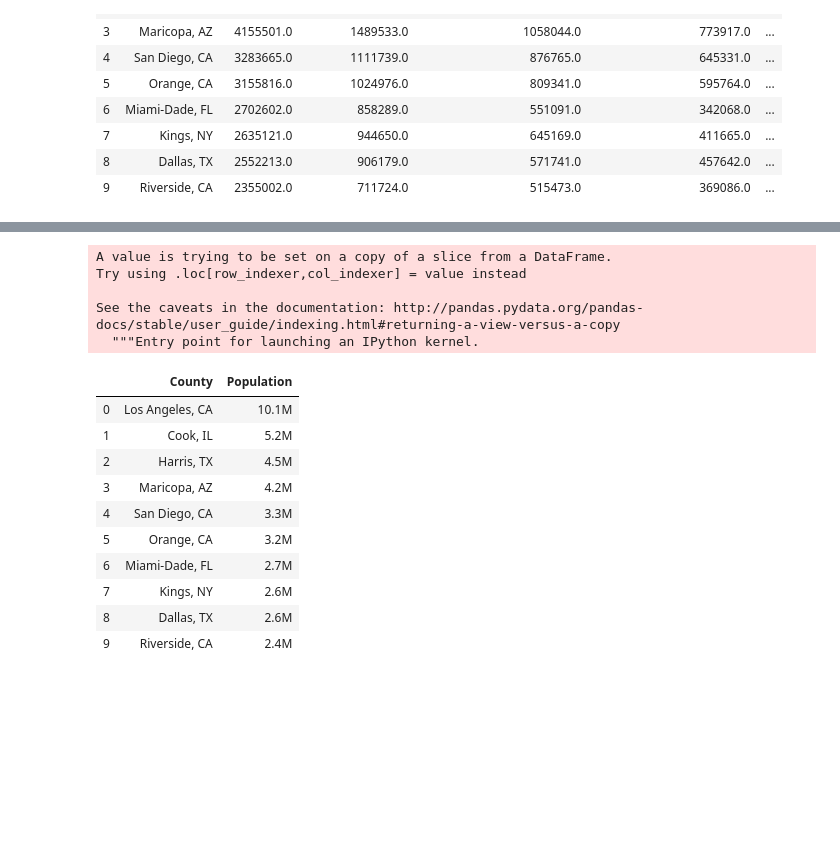
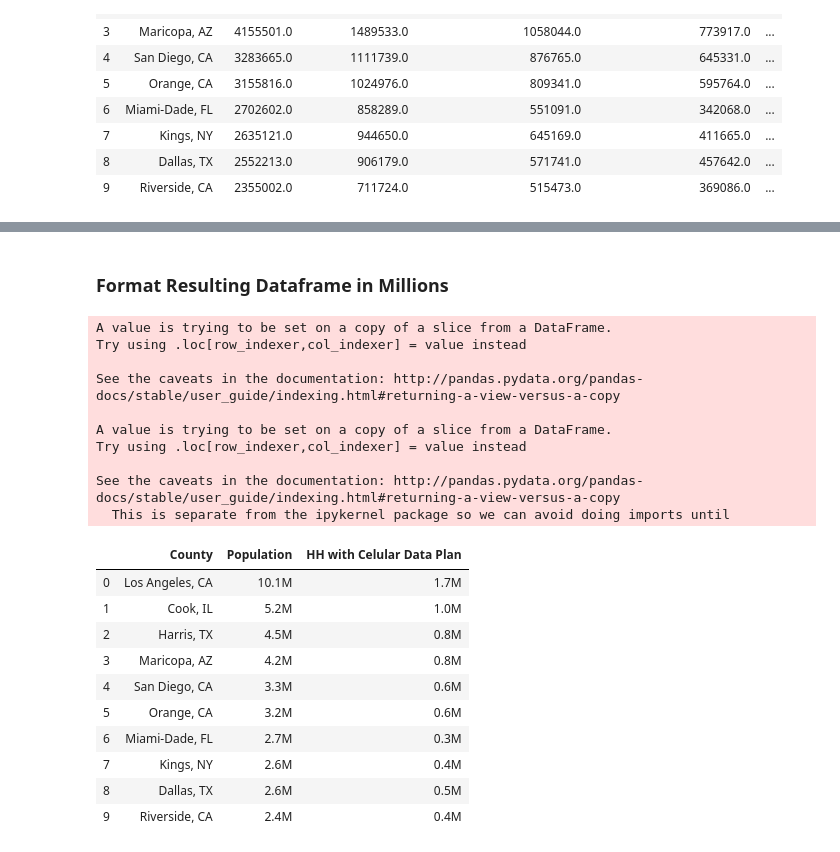
Before and after one commit to Emi-Babu/5G-Network-Analysis, a Jupyter notebook: 1_final_attempt/5_bar_chart/bar_chart.ipynb, the cells around one changed output, grey strips where cells are left out. Cells and saved outputs as stored; diff of their text form; code cells hidden in the pictures; blank space fills up the shorter version.

```diff
--- a/1_final_attempt/5_bar_chart/bar_chart.ipynb
+++ b/1_final_attempt/5_bar_chart/bar_chart.ipynb
@@ -270,0 +266,9 @@ top_ten_population
+# %%
+# Select wanted columns
+top_ten_population = plot_df[[
+                       "County",
+                       "Population",
+                       "HH with Celular Data Plan"
+                        ]]
+# Display resulting dataframe
+top_ten_population
@@ -271,21 +287,30 @@ top_ten_population
+# %% [markdown]
+### Format Resulting Dataframe in Millions
 # %%
+# Formatting Results in Millions M
 top_ten_population['Population'] = top_ten_population.apply(lambda x: "{:,.1f}M".format(x['Population']/1e6), axis=1)
-
+top_ten_population['HH with Celular Data Plan'] = top_ten_population.apply(lambda x: "{:,.1f}M".format(x['HH with Celular Data Plan']/1e6), axis=1)
+# Display the Resulting Dataframe
 top_ten_population
 # %% [output]
 A value is trying to be set on a copy of a slice from a DataFrame.
 Try using .loc[row_indexer,col_indexer] = value instead
 
 See the caveats in the documentation: http://pandas.pydata.org/pandas-docs/stable/user_guide/indexing.html#returning-a-view-versus-a-copy
-  """Entry point for launching an IPython kernel.
+
+A value is trying to be set on a copy of a slice from a DataFrame.
+Try using .loc[row_indexer,col_indexer] = value instead
+
+See the caveats in the documentation: http://pandas.pydata.org/pandas-docs/stable/user_guide/indexing.html#returning-a-view-versus-a-copy
+  This is separate from the ipykernel package so we can avoid doing imports until
-|  | County | Population |
-| 0 | Los Angeles, CA | 10.1M |
-| 1 | Cook, IL | 5.2M |
-| 2 | Harris, TX | 4.5M |
-| 3 | Maricopa, AZ | 4.2M |
-| 4 | San Diego, CA | 3.3M |
-| 5 | Orange, CA | 3.2M |
-| 6 | Miami-Dade, FL | 2.7M |
-| 7 | Kings, NY | 2.6M |
-| 8 | Dallas, TX | 2.6M |
-| 9 | Riverside, CA | 2.4M |
+|  | County | Population | HH with Celular Data Plan |
+| 0 | Los Angeles, CA | 10.1M | 1.7M |
+| 1 | Cook, IL | 5.2M | 1.0M |
+| 2 | Harris, TX | 4.5M | 0.8M |
+| 3 | Maricopa, AZ | 4.2M | 0.8M |
+| 4 | San Diego, CA | 3.3M | 0.6M |
+| 5 | Orange, CA | 3.2M | 0.6M |
+| 6 | Miami-Dade, FL | 2.7M | 0.3M |
+| 7 | Kings, NY | 2.6M | 0.4M |
+| 8 | Dallas, TX | 2.6M | 0.5M |
+| 9 | Riverside, CA | 2.4M | 0.4M |
```
Also changed, not shown: parts of 19 cells of this notebook, 1 other file.
